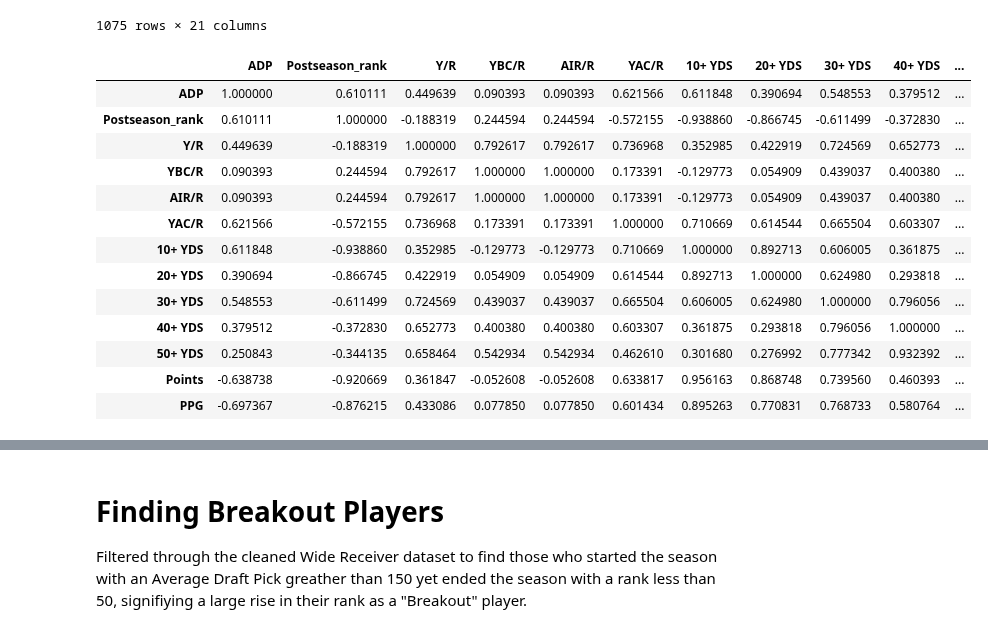
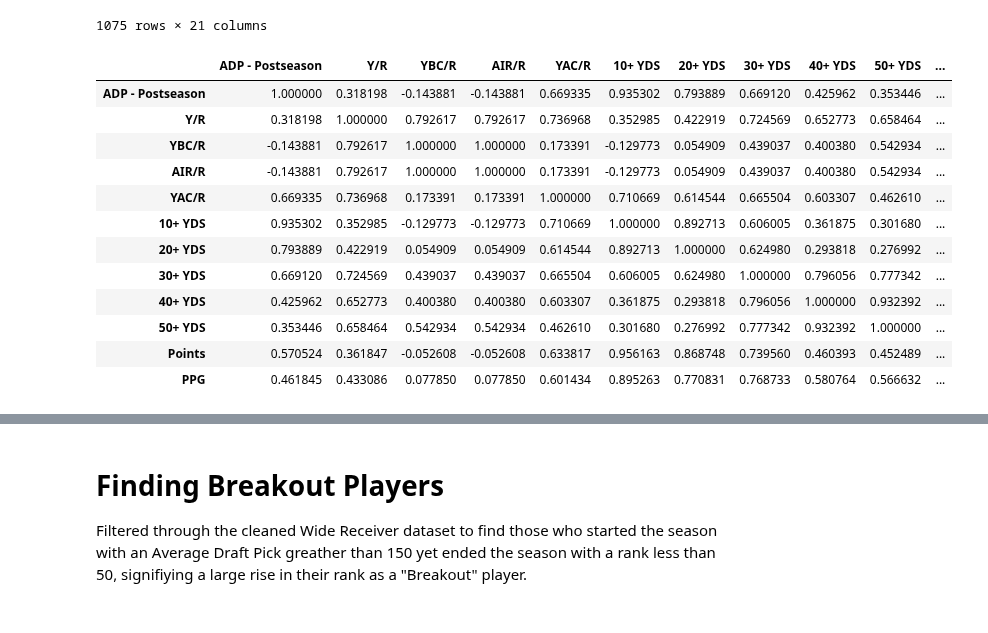
Before and after one commit to jjz62/info2950group, a Jupyter notebook: data_notebook.ipynb, the cells around one changed output, grey strips where cells are left out. Drawn from its saved outputs; the diff is of its cells as text; code cells hidden in the pictures.

```diff
--- a/data_notebook.ipynb
+++ b/data_notebook.ipynb
@@ -244,20 +244,19 @@ full
 | 2746 | Domenik Hixon | 2013 | NaN | NaN | NaN | NaN | NaN | NaN | NaN | NaN | ... | ... |
 1075 rows × 21 columns
 # %%
-correlation_matrix = full[['ADP', 'Postseason_rank', 'Y/R', 'YBC/R', 'AIR/R', 'YAC/R', '10+ YDS', '20+ YDS', '30+ YDS', '40+ YDS', '50+ YDS', 'Points', 'PPG']].corr()
+correlation_matrix = full[['ADP - Postseason', 'Y/R', 'YBC/R', 'AIR/R', 'YAC/R', '10+ YDS', '20+ YDS', '30+ YDS', '40+ YDS', '50+ YDS', 'Points', 'PPG']].corr()
 correlation_matrix
 # %% [output]
-|  | ADP | Postseason_rank | Y/R | YBC/R | AIR/R | YAC/R | 10+ YDS | 20+ YDS | 30+ YDS | 40+ YDS | ... |
-| ADP | 1.000000 | 0.610111 | 0.449639 | 0.090393 | 0.090393 | 0.621566 | 0.611848 | 0.390694 | 0.548553 | 0.379512 | ... |
-| Postseason_rank | 0.610111 | 1.000000 | -0.188319 | 0.244594 | 0.244594 | -0.572155 | -0.938860 | -0.866745 | -0.611499 | -0.372830 | ... |
-| Y/R | 0.449639 | -0.188319 | 1.000000 | 0.792617 | 0.792617 | 0.736968 | 0.352985 | 0.422919 | 0.724569 | 0.652773 | ... |
-| YBC/R | 0.090393 | 0.244594 | 0.792617 | 1.000000 | 1.000000 | 0.173391 | -0.129773 | 0.054909 | 0.439037 | 0.400380 | ... |
-| AIR/R | 0.090393 | 0.244594 | 0.792617 | 1.000000 | 1.000000 | 0.173391 | -0.129773 | 0.054909 | 0.439037 | 0.400380 | ... |
-| YAC/R | 0.621566 | -0.572155 | 0.736968 | 0.173391 | 0.173391 | 1.000000 | 0.710669 | 0.614544 | 0.665504 | 0.603307 | ... |
-| 10+ YDS | 0.611848 | -0.938860 | 0.352985 | -0.129773 | -0.129773 | 0.710669 | 1.000000 | 0.892713 | 0.606005 | 0.361875 | ... |
-| 20+ YDS | 0.390694 | -0.866745 | 0.422919 | 0.054909 | 0.054909 | 0.614544 | 0.892713 | 1.000000 | 0.624980 | 0.293818 | ... |
-| 30+ YDS | 0.548553 | -0.611499 | 0.724569 | 0.439037 | 0.439037 | 0.665504 | 0.606005 | 0.624980 | 1.000000 | 0.796056 | ... |
-| 40+ YDS | 0.379512 | -0.372830 | 0.652773 | 0.400380 | 0.400380 | 0.603307 | 0.361875 | 0.293818 | 0.796056 | 1.000000 | ... |
-| 50+ YDS | 0.250843 | -0.344135 | 0.658464 | 0.542934 | 0.542934 | 0.462610 | 0.301680 | 0.276992 | 0.777342 | 0.932392 | ... |
-| Points | -0.638738 | -0.920669 | 0.361847 | -0.052608 | -0.052608 | 0.633817 | 0.956163 | 0.868748 | 0.739560 | 0.460393 | ... |
-| PPG | -0.697367 | -0.876215 | 0.433086 | 0.077850 | 0.077850 | 0.601434 | 0.895263 | 0.770831 | 0.768733 | 0.580764 | ... |
+|  | ADP - Postseason | Y/R | YBC/R | AIR/R | YAC/R | 10+ YDS | 20+ YDS | 30+ YDS | 40+ YDS | 50+ YDS | ... |
+| ADP - Postseason | 1.000000 | 0.318198 | -0.143881 | -0.143881 | 0.669335 | 0.935302 | 0.793889 | 0.669120 | 0.425962 | 0.353446 | ... |
+| Y/R | 0.318198 | 1.000000 | 0.792617 | 0.792617 | 0.736968 | 0.352985 | 0.422919 | 0.724569 | 0.652773 | 0.658464 | ... |
+| YBC/R | -0.143881 | 0.792617 | 1.000000 | 1.000000 | 0.173391 | -0.129773 | 0.054909 | 0.439037 | 0.400380 | 0.542934 | ... |
+| AIR/R | -0.143881 | 0.792617 | 1.000000 | 1.000000 | 0.173391 | -0.129773 | 0.054909 | 0.439037 | 0.400380 | 0.542934 | ... |
+| YAC/R | 0.669335 | 0.736968 | 0.173391 | 0.173391 | 1.000000 | 0.710669 | 0.614544 | 0.665504 | 0.603307 | 0.462610 | ... |
+| 10+ YDS | 0.935302 | 0.352985 | -0.129773 | -0.129773 | 0.710669 | 1.000000 | 0.892713 | 0.606005 | 0.361875 | 0.301680 | ... |
+| 20+ YDS | 0.793889 | 0.422919 | 0.054909 | 0.054909 | 0.614544 | 0.892713 | 1.000000 | 0.624980 | 0.293818 | 0.276992 | ... |
+| 30+ YDS | 0.669120 | 0.724569 | 0.439037 | 0.439037 | 0.665504 | 0.606005 | 0.624980 | 1.000000 | 0.796056 | 0.777342 | ... |
+| 40+ YDS | 0.425962 | 0.652773 | 0.400380 | 0.400380 | 0.603307 | 0.361875 | 0.293818 | 0.796056 | 1.000000 | 0.932392 | ... |
+| 50+ YDS | 0.353446 | 0.658464 | 0.542934 | 0.542934 | 0.462610 | 0.301680 | 0.276992 | 0.777342 | 0.932392 | 1.000000 | ... |
+| Points | 0.570524 | 0.361847 | -0.052608 | -0.052608 | 0.633817 | 0.956163 | 0.868748 | 0.739560 | 0.460393 | 0.452489 | ... |
+| PPG | 0.461845 | 0.433086 | 0.077850 | 0.077850 | 0.601434 | 0.895263 | 0.770831 | 0.768733 | 0.580764 | 0.566632 | ... |
```
Also changed, not shown: parts of 2 cells of this notebook.
